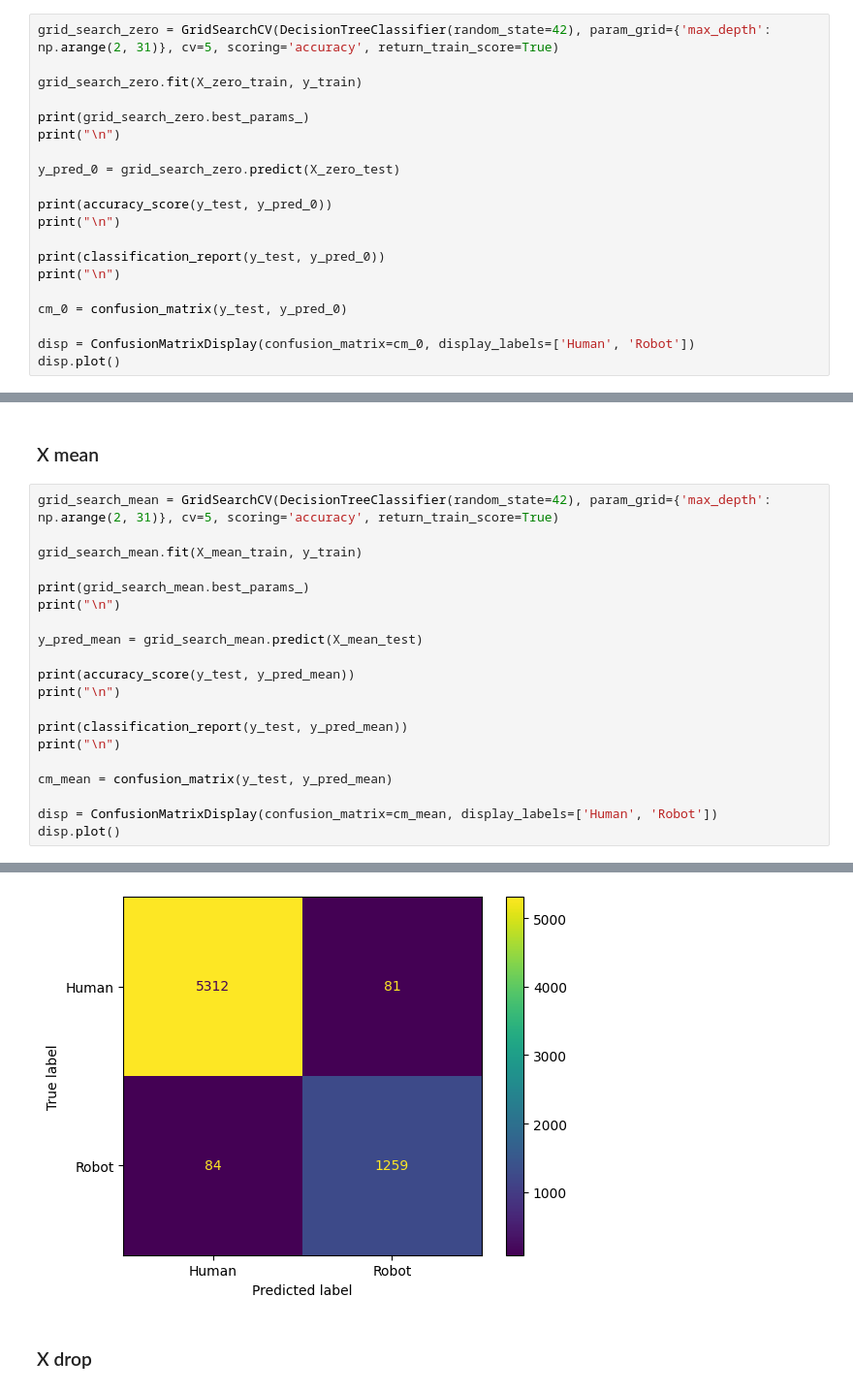
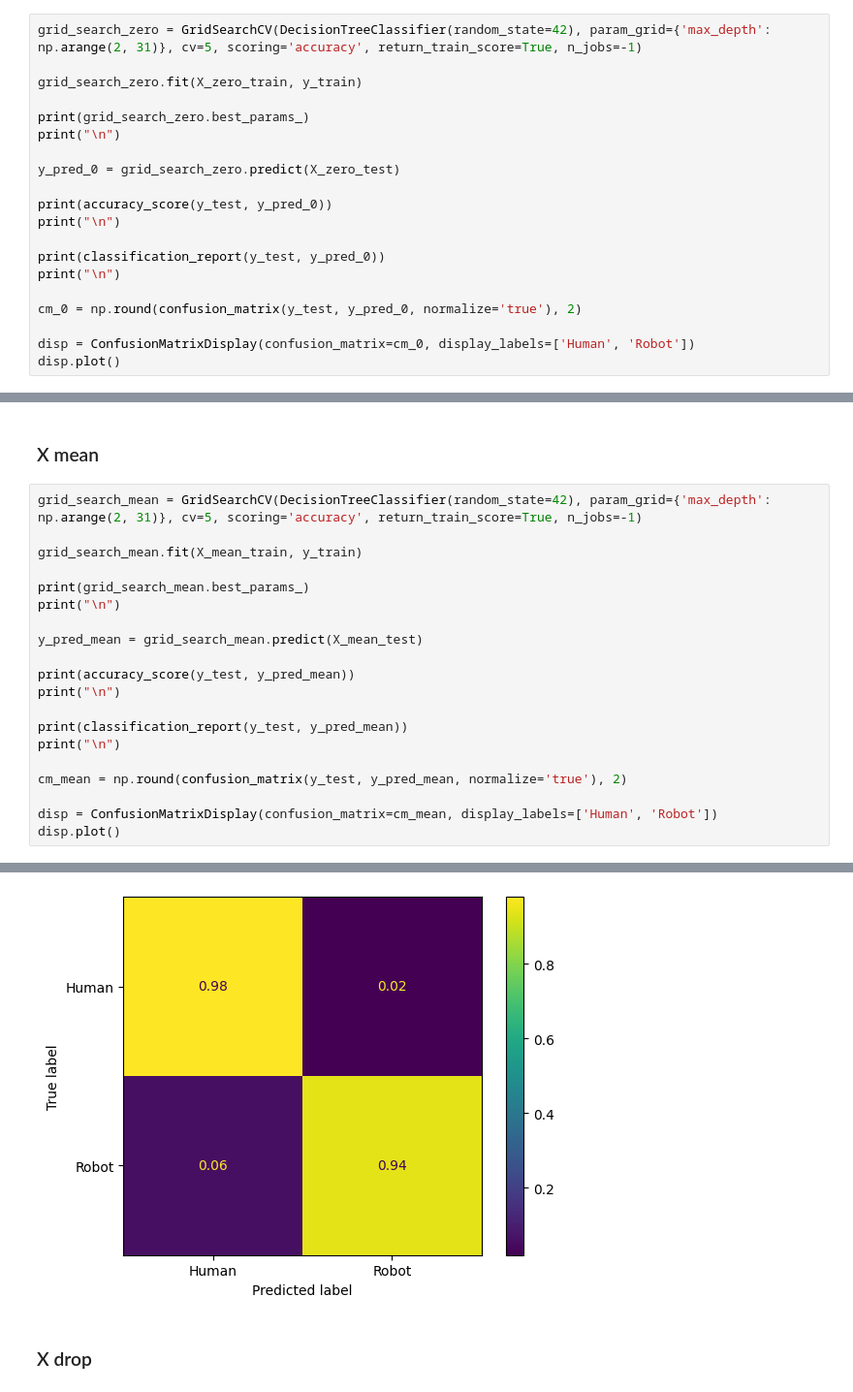
Before and after one commit to Floris-Buyse-FB/project_weblog, a Jupyter notebook: main_scripts/dec_trees.ipynb, the cells around one changed output, grey strips where cells are left out. Shown at 97% size. Saved outputs shown, nothing was run; the diff lists cells and outputs as text.

```diff
--- a/main_scripts/dec_trees.ipynb
+++ b/main_scripts/dec_trees.ipynb
@@ -434,7 +434,7 @@ print(X_drop_train.shape, X_drop_test.shape, y_train.shape, y_test.shape)
 # %% [markdown]
 ### X zero
 # %%
-grid_search_zero = GridSearchCV(DecisionTreeClassifier(random_state=42), param_grid={'max_depth': np.arange(2, 31)}, cv=5, scoring='accuracy', return_train_score=True)
+grid_search_zero = GridSearchCV(DecisionTreeClassifier(random_state=42), param_grid={'max_depth': np.arange(2, 31)}, cv=5, scoring='accuracy', return_train_score=True, n_jobs=-1)
 
 grid_search_zero.fit(X_zero_train, y_train)
 
@@ -449,7 +449,7 @@ print("\n")
 print(classification_report(y_test, y_pred_0))
 print("\n")
 
-cm_0 = confusion_matrix(y_test, y_pred_0)
+cm_0 = np.round(confusion_matrix(y_test, y_pred_0, normalize='true'), 2)
 
 disp = ConfusionMatrixDisplay(confusion_matrix=cm_0, display_labels=['Human', 'Robot'])
 disp.plot()
@@ -473,7 +473,7 @@ weighted avg       0.98      0.98      0.98      6736
 # %% [markdown]
 ### X mean
 # %%
-grid_search_mean = GridSearchCV(DecisionTreeClassifier(random_state=42), param_grid={'max_depth': np.arange(2, 31)}, cv=5, scoring='accuracy', return_train_score=True)
+grid_search_mean = GridSearchCV(DecisionTreeClassifier(random_state=42), param_grid={'max_depth': np.arange(2, 31)}, cv=5, scoring='accuracy', return_train_score=True, n_jobs=-1)
 
 grid_search_mean.fit(X_mean_train, y_train)
 
@@ -488,7 +488,7 @@ print("\n")
 print(classification_report(y_test, y_pred_mean))
 print("\n")
 
-cm_mean = confusion_matrix(y_test, y_pred_mean)
+cm_mean = np.round(confusion_matrix(y_test, y_pred_mean, normalize='true'), 2)
 
 disp = ConfusionMatrixDisplay(confusion_matrix=cm_mean, display_labels=['Human', 'Robot'])
 disp.plot()
@@ -510,5 +510,5 @@ weighted avg       0.98      0.98      0.98      6736
 <sklearn.metrics._plot.confusion_matrix.ConfusionMatrixDisplay at 0x...>
-[figure, old version]
+[figure, new version]
 # %% [markdown]
 ### X drop
 # %%
```
Also changed, not shown: parts of 41 cells of this notebook, 16 other files.
